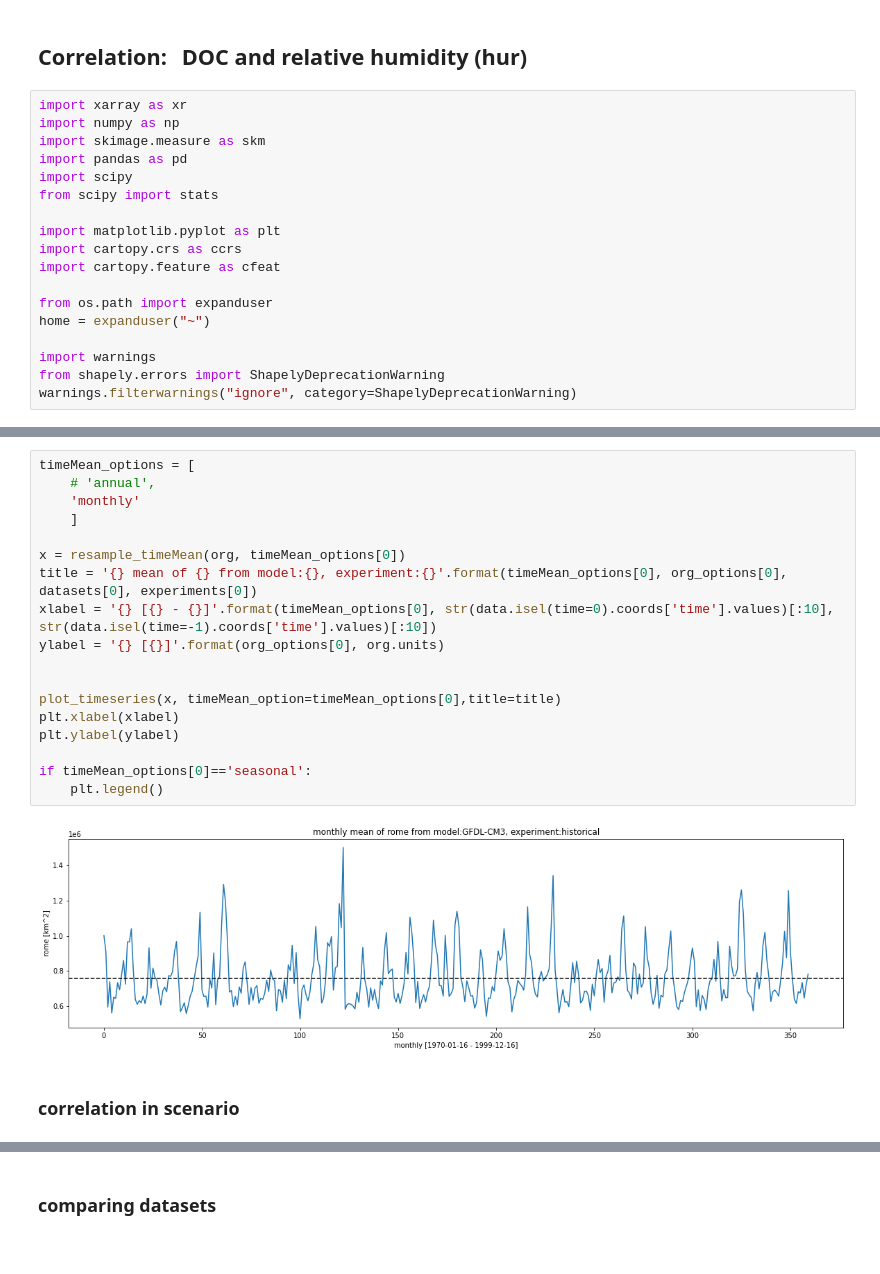
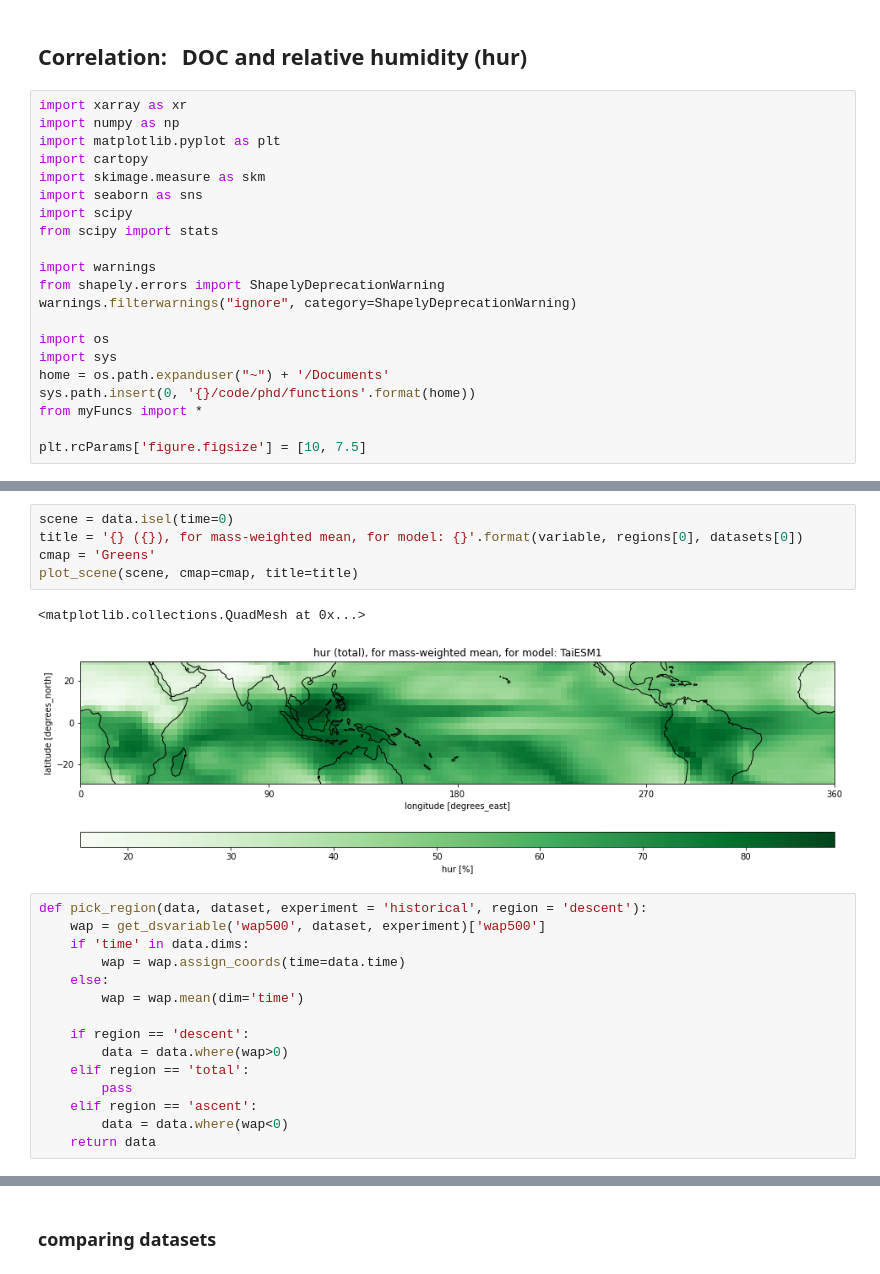
Before and after one commit to PBlackberg/phd, a Jupyter notebook: plotting/correlations/org_humidity/org_hur.ipynb, the cells around one changed output, grey strips where cells are left out. Saved outputs shown, nothing was run; the diff lists cells and outputs as text.

```diff
--- a/plotting/correlations/org_humidity/org_hur.ipynb
+++ b/plotting/correlations/org_humidity/org_hur.ipynb
@@ -3,18 +3,21 @@
 # %%
 import xarray as xr
 import numpy as np
+import matplotlib.pyplot as plt
+import cartopy
 import skimage.measure as skm
-import pandas as pd
+import seaborn as sns
 import scipy
 from scipy import stats
-
-import matplotlib.pyplot as plt
-import cartopy.crs as ccrs
-import cartopy.feature as cfeat
-
-from os.path import expanduser
-home = expanduser("~")
 
 import warnings
 from shapely.errors import ShapelyDeprecationWarning
 warnings.filterwarnings("ignore", category=ShapelyDeprecationWarning)
+
+import os
+import sys
+home = os.path.expanduser("~") + '/Documents'
+sys.path.insert(0, '{}/code/phd/functions'.format(home))
+from myFuncs import *
+
+plt.rcParams['figure.figsize'] = [10, 7.5]
@@ -292,22 +143,23 @@ if timeMean_options[0]=='seasonal':
-# %%
-timeMean_options = [
-    # 'annual',
-    'monthly'
-    ]
-
-x = resample_timeMean(org, timeMean_options[0])
-title = '{} mean of {} from model:{}, experiment:{}'.format(timeMean_options[0], org_options[0], datasets[0], experiments[0])
-xlabel = '{} [{} - {}]'.format(timeMean_options[0], str(data.isel(time=0).coords['time'].values)[:10], str(data.isel(time=-1).coords['time'].values)[:10])
-ylabel = '{} [{}]'.format(org_options[0], org.units)
-
-
-plot_timeseries(x, timeMean_option=timeMean_options[0],title=title)
-plt.xlabel(xlabel)
-plt.ylabel(ylabel)
-
-if timeMean_options[0]=='seasonal':
-    plt.legend()
-# %% [output]
-[figure, removed]
-# %% [markdown]
-### correlation in scenario
+# %%
+scene = data.isel(time=0)
+title = '{} ({}), for mass-weighted mean, for model: {}'.format(variable, regions[0], datasets[0])
+cmap = 'Greens'
+plot_scene(scene, cmap=cmap, title=title)
+# %% [output]
+<matplotlib.collections.QuadMesh at 0x...>
+[figure, added]
+# %%
+def pick_region(data, dataset, experiment = 'historical', region = 'descent'):
+    wap = get_dsvariable('wap500', dataset, experiment)['wap500']
+    if 'time' in data.dims:
+        wap = wap.assign_coords(time=data.time)
+    else:
+        wap = wap.mean(dim='time')
+
+    if region == 'descent':
+        data = data.where(wap>0)
+    elif region == 'total':
+        pass
+    elif region == 'ascent':
+        data = data.where(wap<0)
+    return data
```
Also changed, not shown: parts of 32 cells of this notebook, 9 other files.
